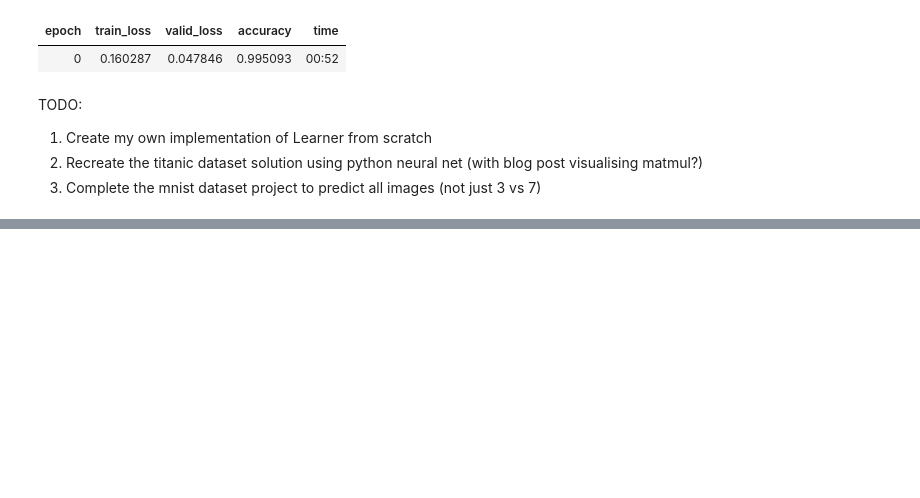
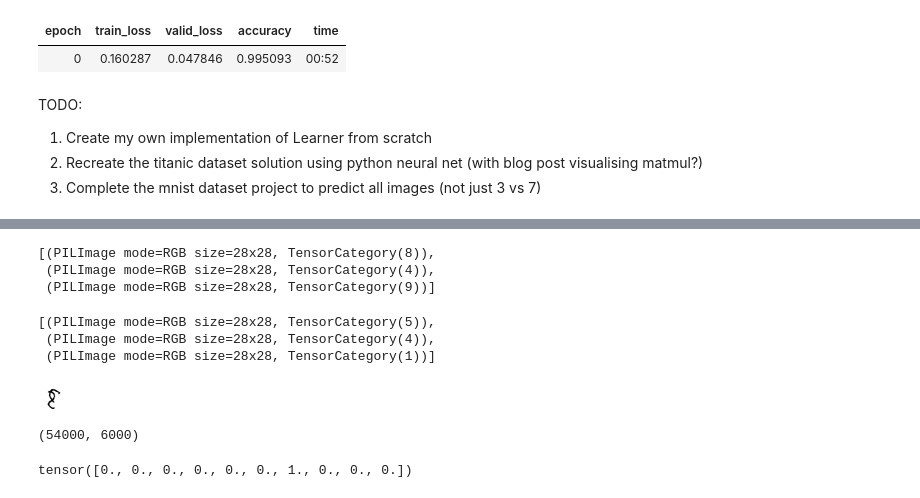
Before and after one commit to Daynil/course22, a Jupyter notebook: 04-experiments.ipynb, the cells around one changed output, grey strips where cells are left out. Drawn from its saved outputs; the diff is of its cells as text; code cells hidden in the pictures; blank space fills up the shorter version.

```diff
--- a/04-experiments.ipynb
+++ b/04-experiments.ipynb
@@ -1172,0 +1387,10 @@ TODO:
+# %%
+# Seems to work, but is terribly slow (stopped at 4 minutes)
+# full_mnist_train_data_loader, full_mnist_valid_data_loader = get_image_data_loader(Path(r"C:\Users\Danny\ml_datasets\mnist\train"))
+
+full_mnist_data_loaders = ImageDataLoaders.from_folder(
+    Path(r"C:\Users\Danny\ml_datasets\mnist"),
+    valid_pct=0.1,
+    verbose=True,
+    bs=256
+)
@@ -1172,0 +1408,19 @@ TODO:
+# %%
+train_test = full_mnist_data_loaders.train_ds[:3]
+valid_test = full_mnist_data_loaders.valid_ds[:3]
+# %%
+train_test
+# %% [output]
+[(PILImage mode=RGB size=28x28, TensorCategory(8)),
+ (PILImage mode=RGB size=28x28, TensorCategory(4)),
+ (PILImage mode=RGB size=28x28, TensorCategory(9))]
+# %%
+valid_test
+# %% [output]
+[(PILImage mode=RGB size=28x28, TensorCategory(5)),
+ (PILImage mode=RGB size=28x28, TensorCategory(4)),
+ (PILImage mode=RGB size=28x28, TensorCategory(1))]
+# %%
+train_test[0][0]
+# %% [output]
+[figure, added]
@@ -1172,0 +1478,9 @@ TODO:
+# %%
+len(mnist_dataset_training), len(mnist_dataset_validation)
+# %% [output]
+(54000, 6000)
+# %%
+image, label = mnist_dataset_training[2]
+label
+# %% [output]
+tensor([0., 0., 0., 0., 0., 0., 1., 0., 0., 0.])
```
Also changed, not shown: parts of 20 cells of this notebook, 2 other files.
